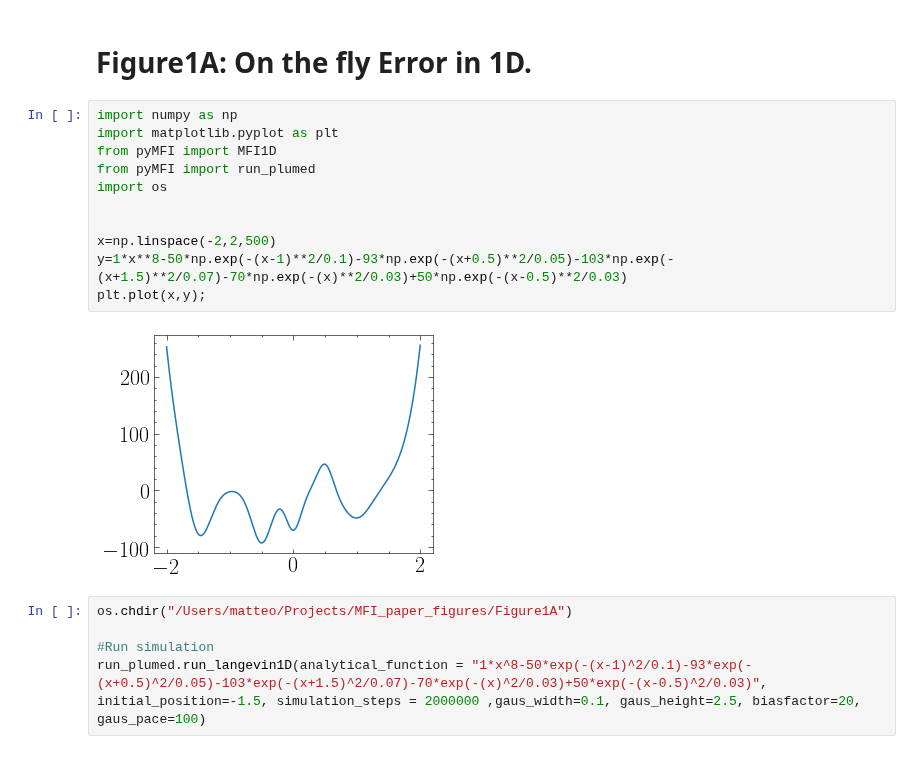
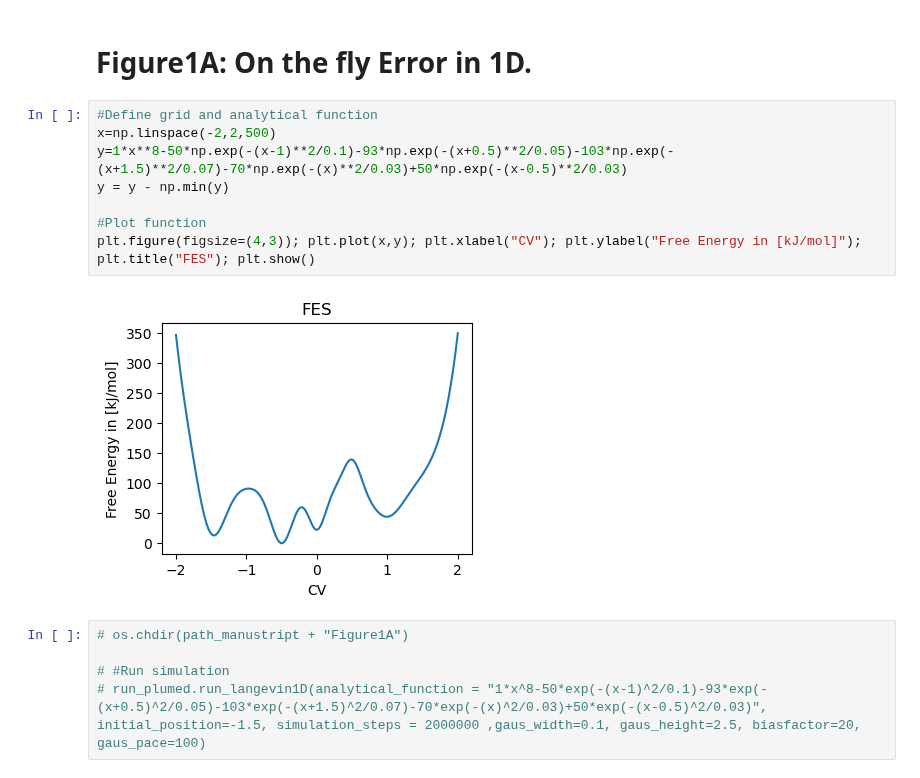
Before and after one commit to mme-ucl/MFI, a Jupyter notebook: Manuscript_Results/Figure1A.ipynb, the cells around one changed output. Drawn from its saved outputs; the diff is of its cells as text.

Commit message:
non-peri FFT intg. and updates to manustript

```diff
--- a/Manuscript_Results/Figure1A.ipynb
+++ b/Manuscript_Results/Figure1A.ipynb
@@ -37,21 +43,18 @@ pwr_neg = r"$^{-1}$"
 # %% [markdown]
 # Figure1A: On the fly Error in 1D.
 # %%
-import numpy as np
-import matplotlib.pyplot as plt
-from pyMFI import MFI1D
-from pyMFI import run_plumed
-import os
-
-
+#Define grid and analytical function
 x=np.linspace(-2,2,500)
 y=1*x**8-50*np.exp(-(x-1)**2/0.1)-93*np.exp(-(x+0.5)**2/0.05)-103*np.exp(-(x+1.5)**2/0.07)-70*np.exp(-(x)**2/0.03)+50*np.exp(-(x-0.5)**2/0.03)
-plt.plot(x,y);
+y = y - np.min(y)
+
+#Plot function
+plt.figure(figsize=(4,3)); plt.plot(x,y); plt.xlabel("CV"); plt.ylabel("Free Energy in [kJ/mol]"); plt.title("FES"); plt.show()
 # %% [output]
-[figure, old version]
+[figure, new version]
 # %%
-os.chdir("/Users/matteo/Projects/MFI_paper_figures/Figure1A")
+# os.chdir(path_manustript + "Figure1A")
 
-#Run simulation
-run_plumed.run_langevin1D(analytical_function = "1*x^8-50*exp(-(x-1)^2/0.1)-93*exp(-(x+0.5)^2/0.05)-103*exp(-(x+1.5)^2/0.07)-70*exp(-(x)^2/0.03)+50*exp(-(x-0.5)^2/0.03)", initial_position=-1.5, simulation_steps = 2000000 ,gaus_width=0.1, gaus_height=2.5, biasfactor=20, gaus_pace=100)
+# #Run simulation
+# run_plumed.run_langevin1D(analytical_function = "1*x^8-50*exp(-(x-1)^2/0.1)-93*exp(-(x+0.5)^2/0.05)-103*exp(-(x+1.5)^2/0.07)-70*exp(-(x)^2/0.03)+50*exp(-(x-0.5)^2/0.03)", initial_position=-1.5, simulation_steps = 2000000 ,gaus_width=0.1, gaus_height=2.5, biasfactor=20, gaus_pace=100)
 # %%
```
Also changed, not shown: parts of 3 cells of this notebook, 53 other files.
